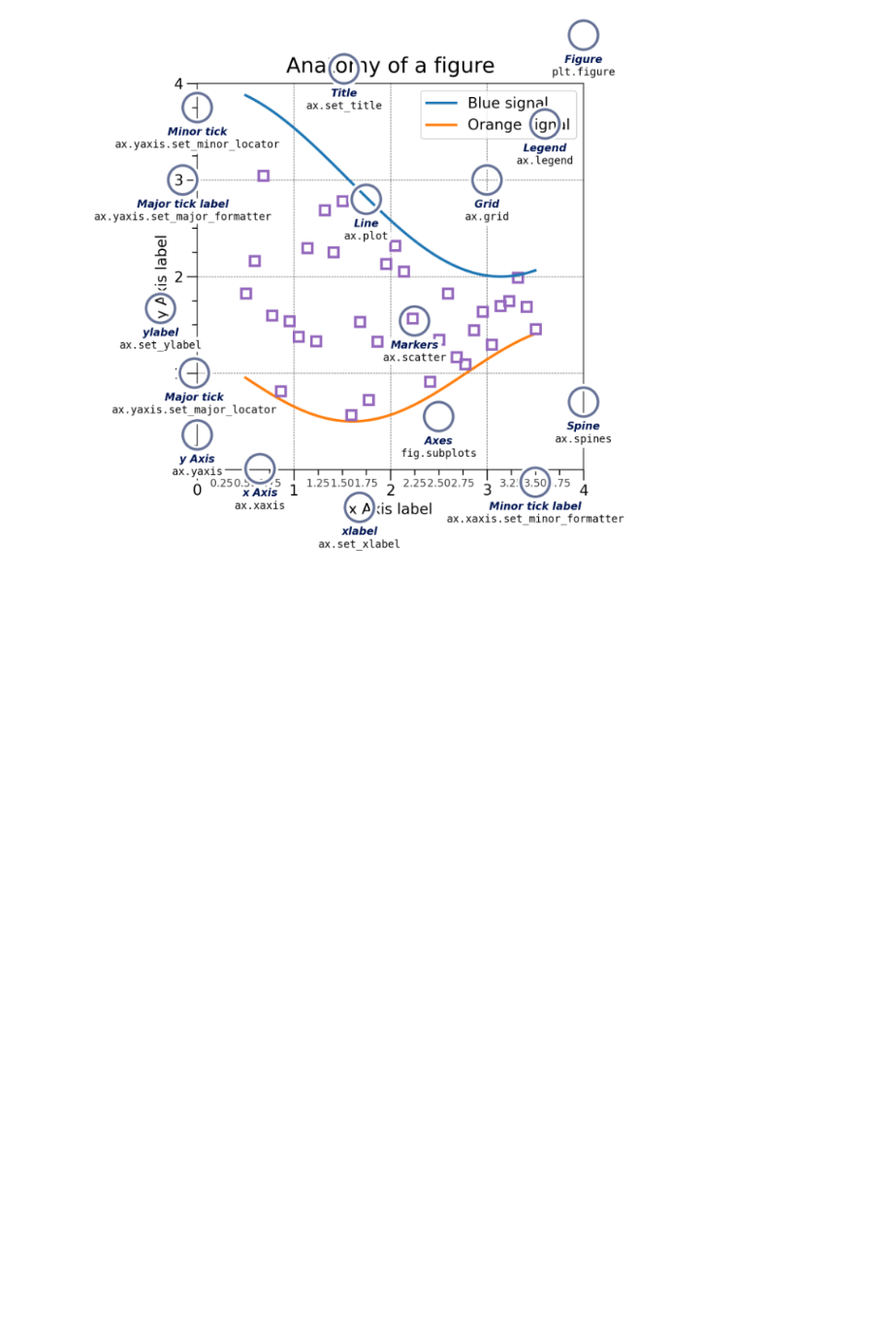
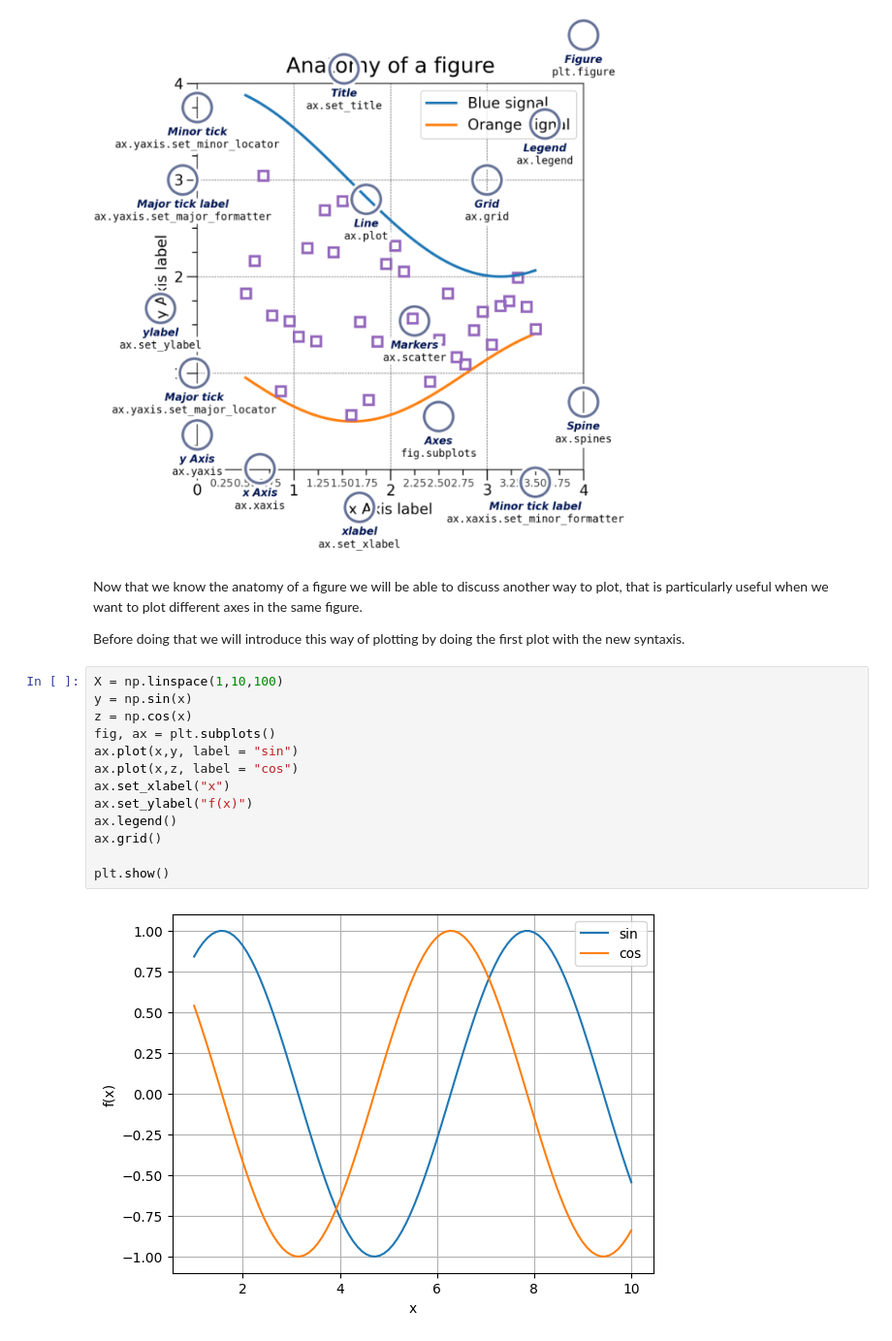
Before and after one commit to ricard1997/matplotlib_essentials, a Jupyter notebook: matplotlib_notebook.ipynb, the cells around one changed output. Shown at 97% size. Drawn from its saved outputs; the diff is of its cells as text; blank space fills up the shorter version.

Commit message:
adding subplots

```diff
--- a/Untitled.ipynb
+++ b/matplotlib_notebook.ipynb
@@ -460,3 +460,22 @@ from IPython.display import Image
 Image("anatomy.png")
 # %% [output]
 [figure]
+# %% [markdown]
+Now that we know the anatomy of a figure we will be able to discuss another way to plot, that is particularly useful when we want to plot different axes in the same figure.
+
+Before doing that we will introduce this way of plotting by doing the first plot with the new syntaxis.
+# %%
+X = np.linspace(1,10,100)
+y = np.sin(x)
+z = np.cos(x)
+fig, ax = plt.subplots()
+ax.plot(x,y, label = "sin")
+ax.plot(x,z, label = "cos")
+ax.set_xlabel("x")
+ax.set_ylabel("f(x)")
+ax.legend()
+ax.grid()
+
+plt.show()
+# %% [output]
+[figure, added]
```
Also changed, not shown: parts of 3 cells of this notebook.
